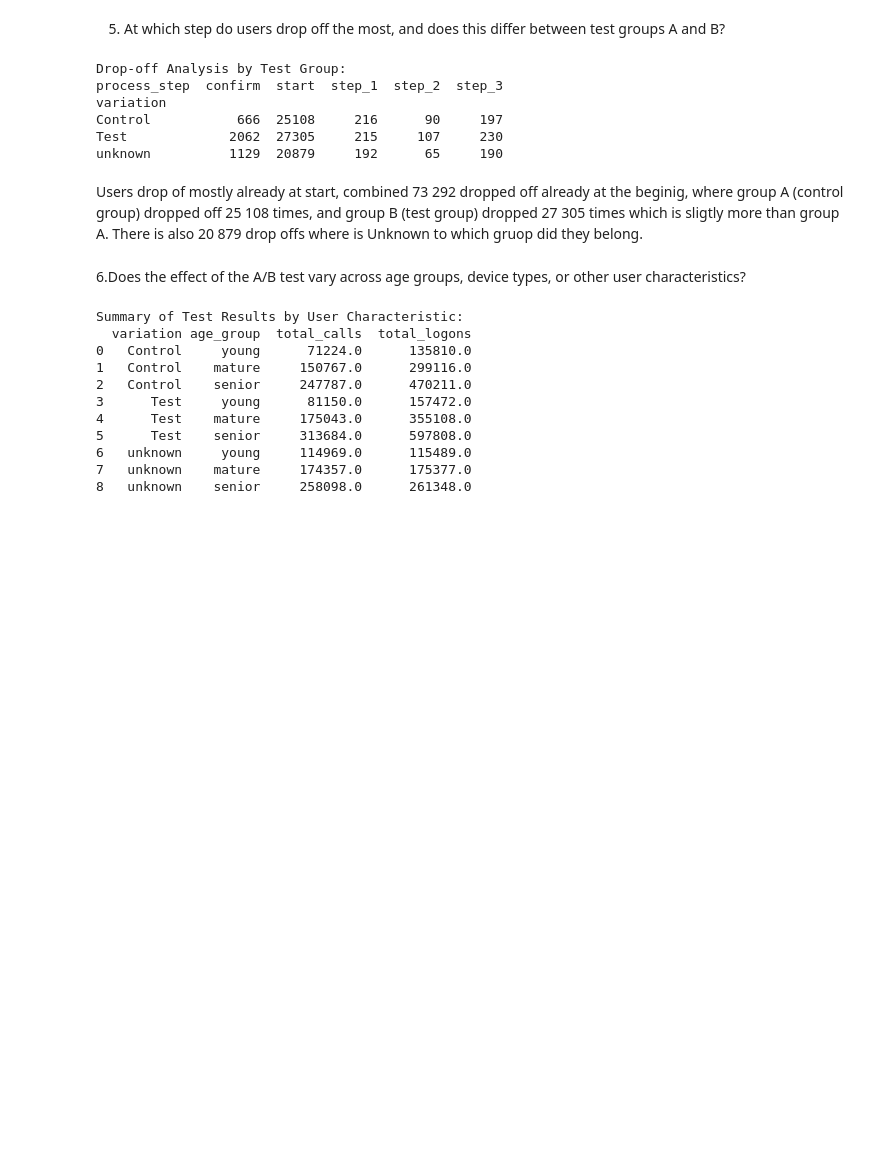
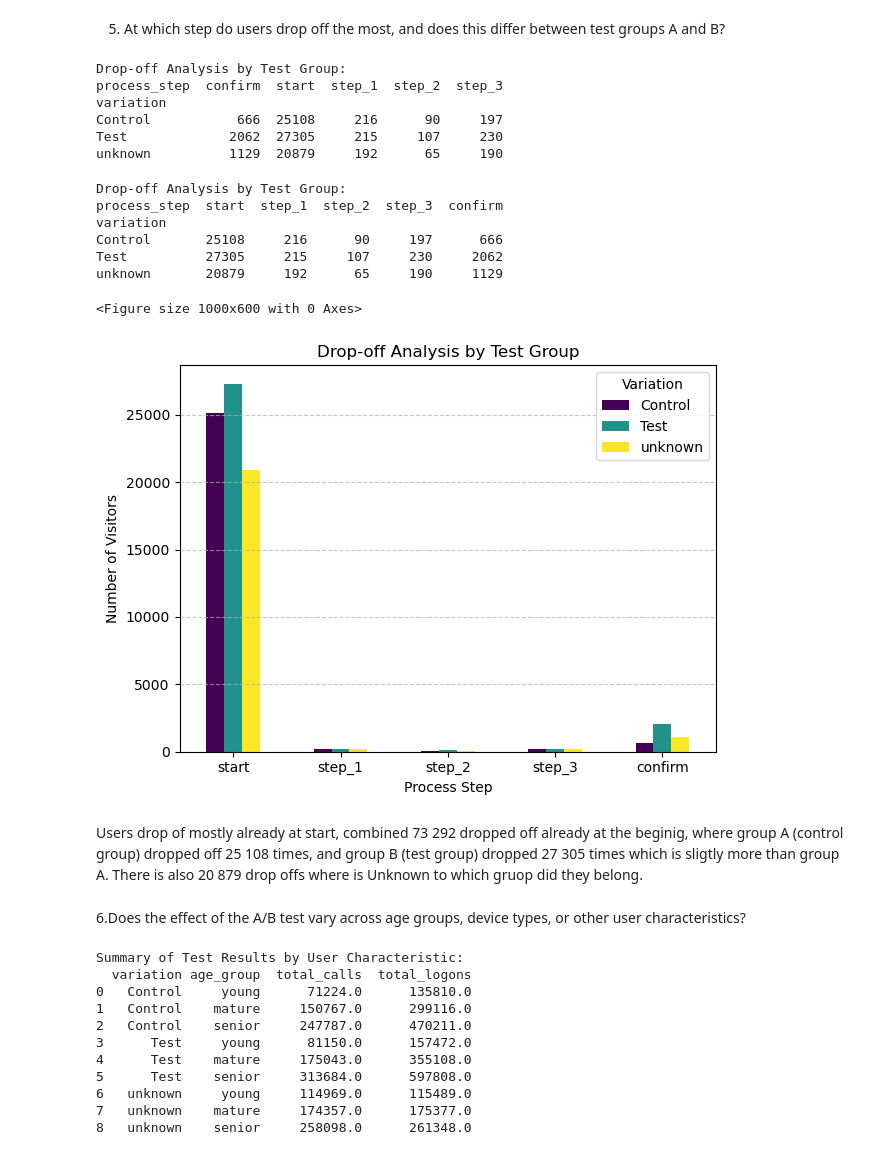
Before and after one commit to SofyMelvill/vanguard-ab-test, a Jupyter notebook: data_SA.ipynb, the cells around one changed output. Cells and saved outputs as stored; diff of their text form; code cells hidden in the pictures; blank space fills up the shorter version.

```diff
--- a/data_SA.ipynb
+++ b/data_SA.ipynb
@@ -663,6 +701,45 @@ variation
 Control           666  25108     216      90     197
 Test             2062  27305     215     107     230
 unknown          1129  20879     192      65     190
+# %%
+# Sort the steps and variations
+all_data['step_order'] = all_data.groupby(['visitor_id', 'variation']).cumcount()
+
+# Get the last step for each visitor
+last_steps = all_data.loc[all_data.groupby(['visitor_id', 'variation'])['step_order'].idxmax()]
+
+# Count occurrences of each step in last_steps by variation group
+dropoff_counts = last_steps.groupby(['variation', 'process_step']).size().unstack(fill_value=0)
+
+# Reorder the process steps for visualization
+step_order = ['start', 'step_1', 'step_2', 'step_3', 'confirm']
+dropoff_counts = dropoff_counts[step_order]
+
+# Display the drop-off analysis
+print("Drop-off Analysis by Test Group:")
+print(dropoff_counts)
+
+# Plotting the drop-off analysis
+plt.figure(figsize=(10, 6))
+dropoff_counts.T.plot(kind='bar', stacked=False, colormap='viridis')
+
+plt.title('Drop-off Analysis by Test Group')
+plt.xlabel('Process Step')
+plt.xticks(rotation=0)
+plt.ylabel('Number of Visitors')
+plt.legend(title='Variation', loc='upper right')
+plt.tight_layout()
+plt.grid(axis='y', linestyle='--', alpha=0.7)
+plt.show()
+# %% [output]
+Drop-off Analysis by Test Group:
+process_step  start  step_1  step_2  step_3  confirm
+variation
+Control       25108     216      90     197      666
+Test          27305     215     107     230     2062
+unknown       20879     192      65     190     1129
+<Figure size 1000x600 with 0 Axes>
+[figure, added]
 # %% [markdown]
 Users drop of mostly already at start, combined 73 292 dropped off already at the beginig, where group A (control group) dropped off 25 108 times, and group B (test group) dropped 27 305 times which is sligtly more than group A. There is also 20 879 drop offs where is Unknown to which gruop did they belong.
 # %% [markdown]
```
Also changed, not shown: parts of 11 cells of this notebook.
